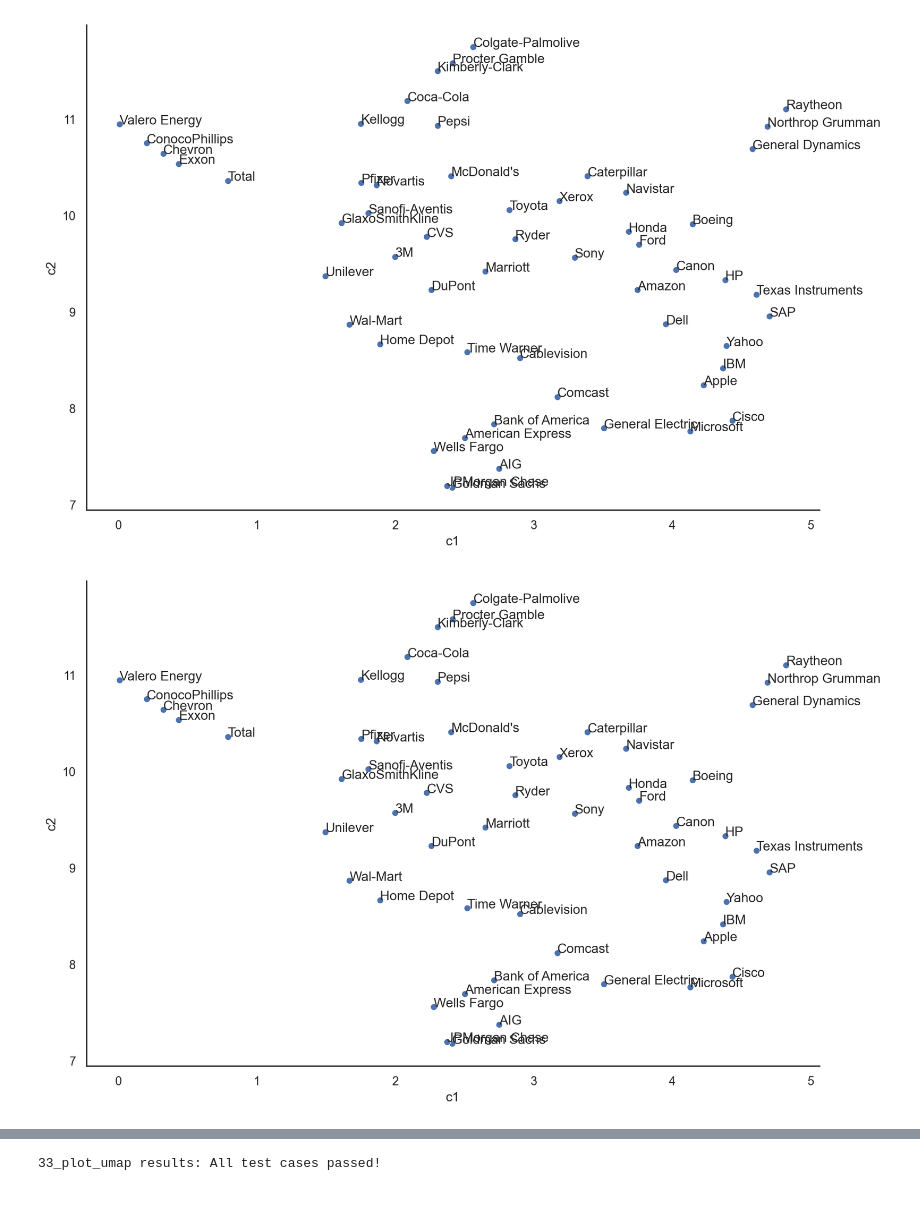
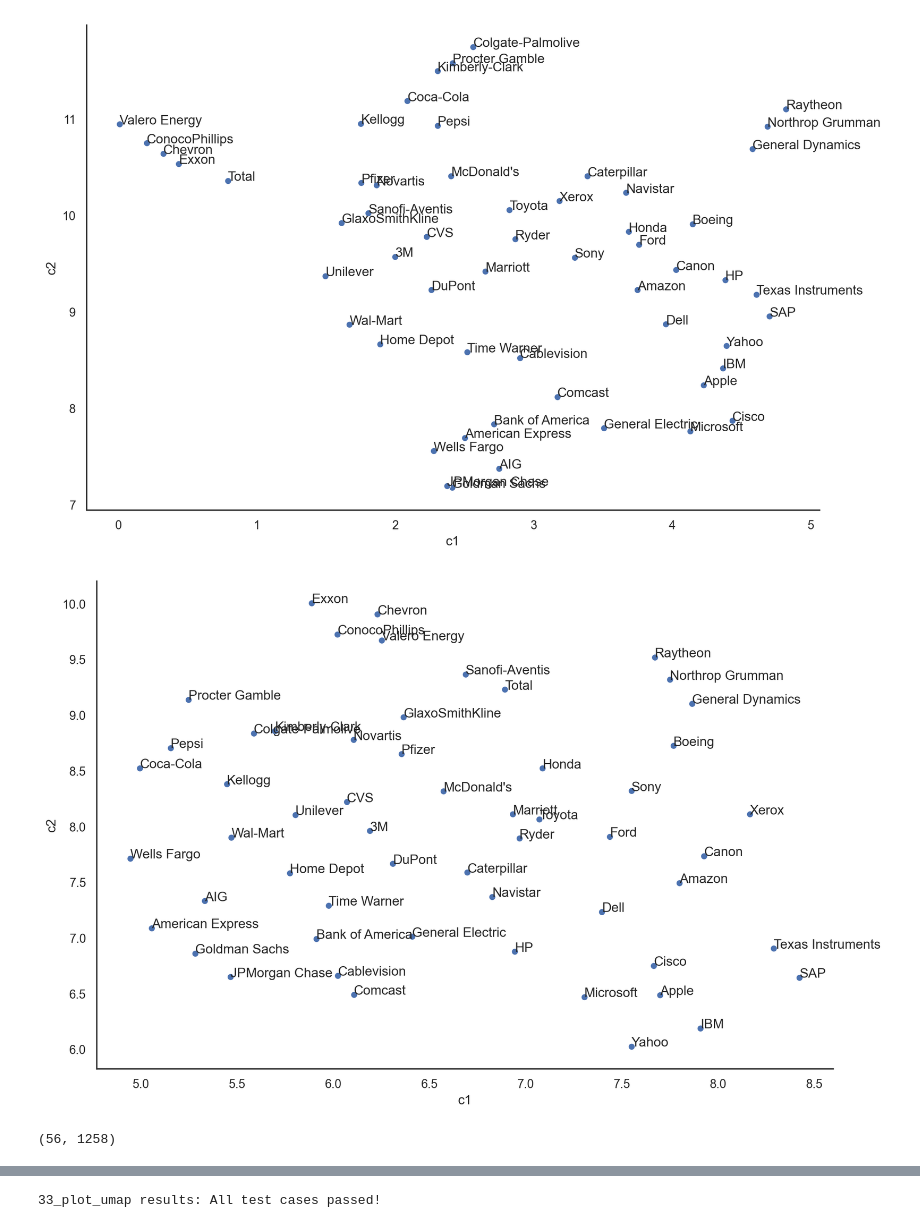
Before and after one commit to holliwood8/Assignments_WI24, a Jupyter notebook: A4/A4.ipynb, the cells around one changed output, grey strips where cells are left out. Cells and saved outputs as stored; diff of their text form; code cells hidden in the pictures; blank space fills up the shorter version.

```diff
--- a/A4/A4.ipynb
+++ b/A4/A4.ipynb
@@ -405,14 +401,18 @@ plot_components(ucs,'c1','c2')
 # %%
 umap_20_neigh = UMAP(n_neighbors=20,
                     min_dist=0.1,
                     random_state=99)
-ucs = umap_5_neigh.fit_transform(daily_change)
+ucs = umap_20_neigh.fit_transform(daily_change)
 
 ucs = pd.DataFrame(ucs,columns=['c1','c2'])
 ucs.index = daily_change.index
 plot_components(ucs,'c1','c2')
 # %% [output]
-[figure, old version]
+[figure, new version]
+# %%
+daily_change.shape
+# %% [output]
+(56, 1258)
 # %%
 umap_40_neigh = UMAP(n_neighbors=40,
                     min_dist=0.1,
```
Also changed, not shown: parts of 13 cells of this notebook, 4 other files.
